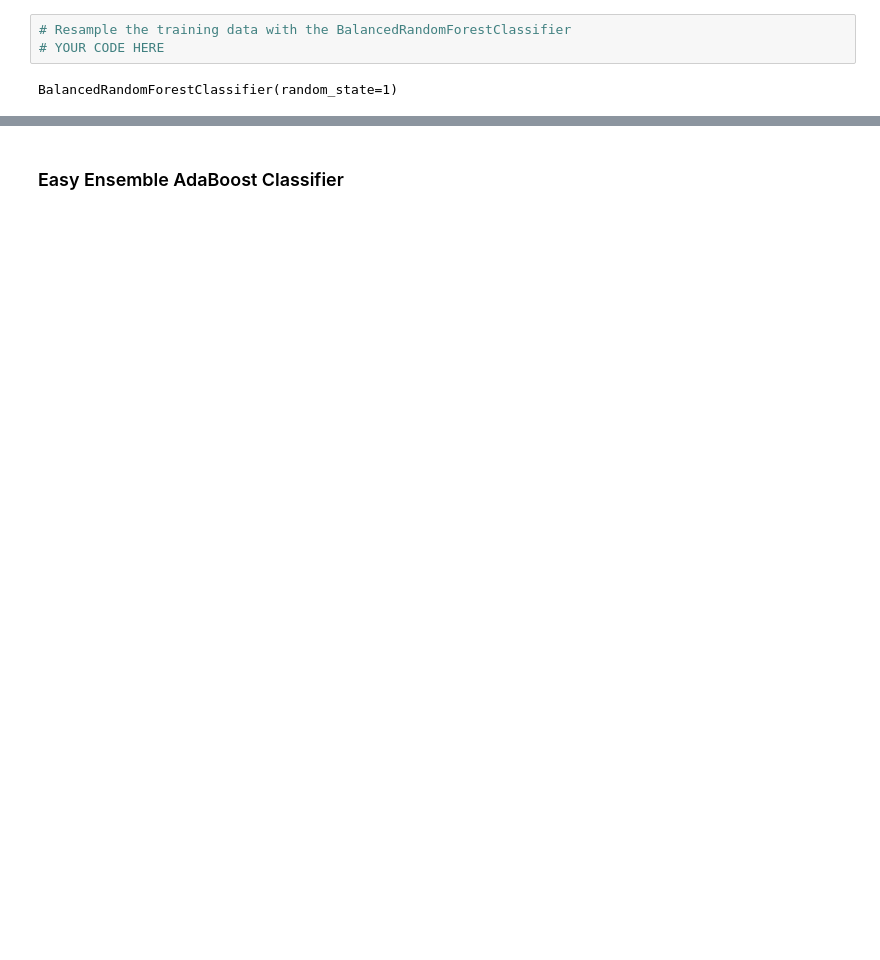
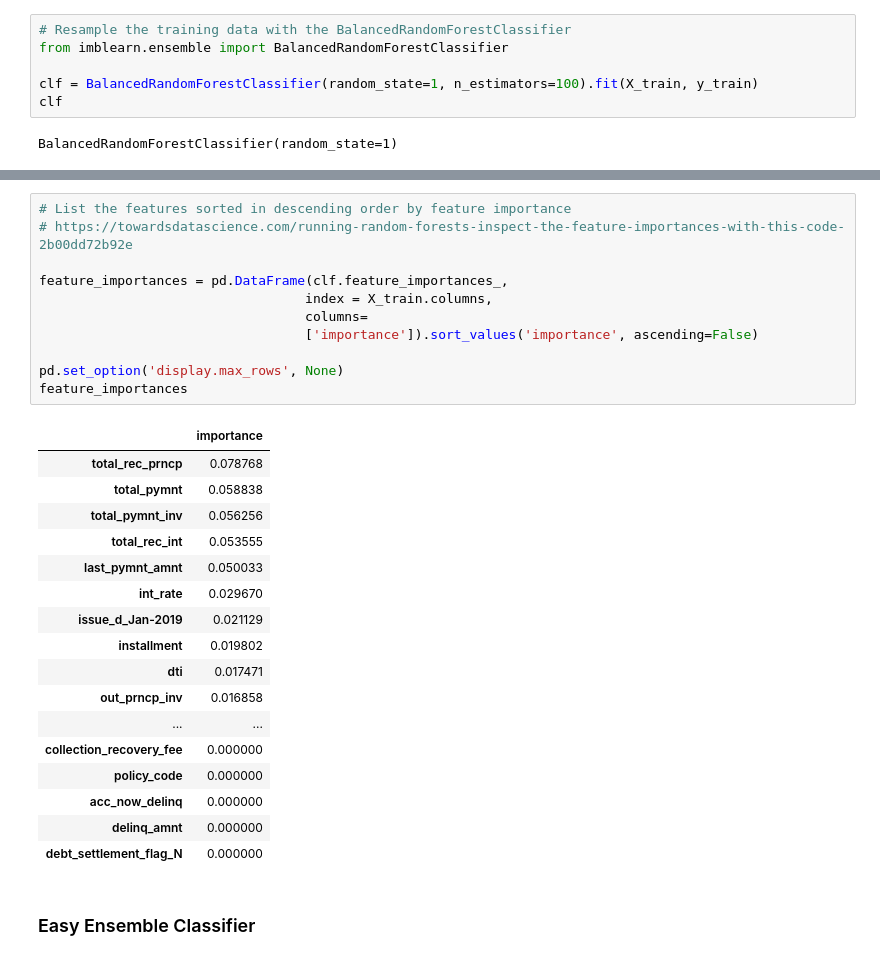
Before and after one commit to rkaysen63/Credit_Risk_Analysis, a Jupyter notebook: Resources/credit_risk_ensemble.ipynb, the cells around one changed output, grey strips where cells are left out. Drawn from its saved outputs; the diff is of its cells as text; blank space fills up the shorter version.

```diff
--- a/Resources/credit_risk_ensemble.ipynb
+++ b/Resources/credit_risk_ensemble.ipynb
@@ -140,7 +139,10 @@ Note: Use a random state of 1 for each algorithm to ensure consistency between t
 ### Balanced Random Forest Classifier
 # %%
 # Resample the training data with the BalancedRandomForestClassifier
-# YOUR CODE HERE
+from imblearn.ensemble import BalancedRandomForestClassifier
+
+clf = BalancedRandomForestClassifier(random_state=1, n_estimators=100).fit(X_train, y_train)
+clf
 # %% [output]
 BalancedRandomForestClassifier(random_state=1)
 # %%
@@ -188,2 +186,31 @@ debt_settlement_flag_N: (0.0)
+# %%
+# List the features sorted in descending order by feature importance
+# https://towardsdatascience.com/running-random-forests-inspect-the-feature-importances-with-this-code-2b00dd72b92e
+
+feature_importances = pd.DataFrame(clf.feature_importances_,
+                                  index = X_train.columns,
+                                  columns=
+                                  ['importance']).sort_values('importance', ascending=False)
+
+pd.set_option('display.max_rows', None)
+feature_importances
+# %% [output]
+|  | importance |
+| total_rec_prncp | 0.078768 |
+| total_pymnt | 0.058838 |
+| total_pymnt_inv | 0.056256 |
+| total_rec_int | 0.053555 |
+| last_pymnt_amnt | 0.050033 |
+| int_rate | 0.029670 |
+| issue_d_Jan-2019 | 0.021129 |
+| installment | 0.019802 |
+| dti | 0.017471 |
+| out_prncp_inv | 0.016858 |
+| ... | ... |
+| collection_recovery_fee | 0.000000 |
+| policy_code | 0.000000 |
+| acc_now_delinq | 0.000000 |
+| delinq_amnt | 0.000000 |
+| debt_settlement_flag_N | 0.000000 |
 # %% [markdown]
-### Easy Ensemble AdaBoost Classifier
+### Easy Ensemble Classifier
```
Also changed, not shown: parts of 15 cells of this notebook, 1 other file.
